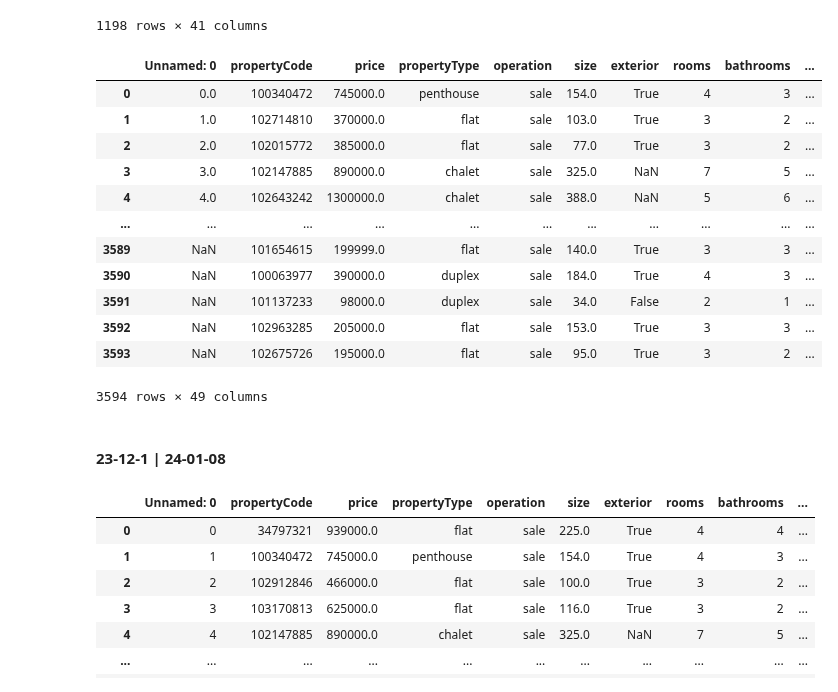
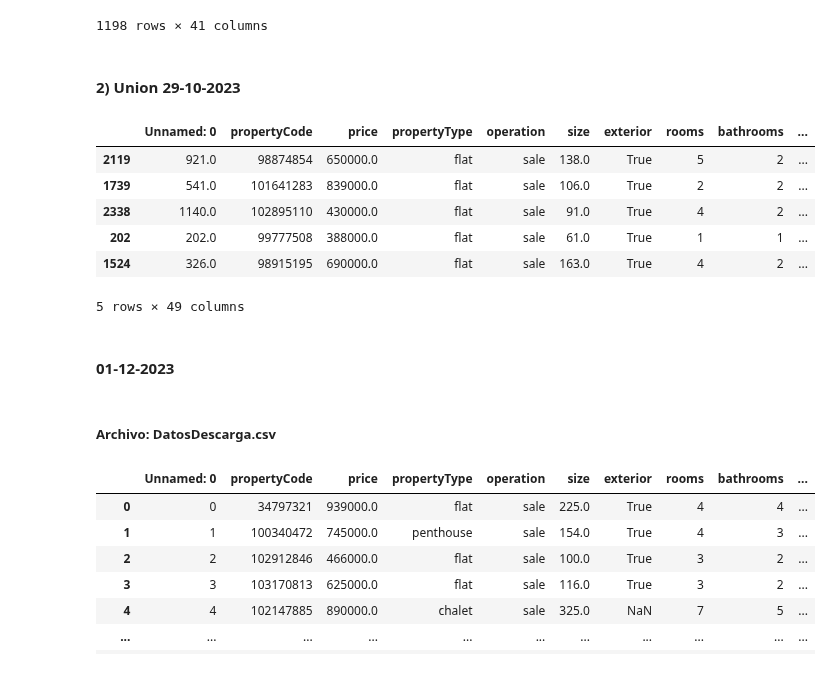
Before and after one commit to asgr29/EDA_Inmuebles_Idealista, a Jupyter notebook: src/notebooks/notebook-eda.ipynb, the cells around one changed output. Cells and saved outputs as stored; diff of their text form; code cells hidden in the pictures.

```diff
--- a/src/notebooks/notebook-eda.ipynb
+++ b/src/notebooks/notebook-eda.ipynb
@@ -584,5 +584,6 @@ os.getcwd()
 # %%
-df_2023_10_29 = pd.read_csv("../data/23-10-29/DatosDescarga.csv")
+# df_2023_10_29 = pd.read_csv("../data/23-10-29/DatosDescarga.csv")
+df_2023_10_29 = pd.read_csv(f"{path}/23-10-29/DatosDescarga.csv")
 df_2023_10_29
 # %% [output]
 |  | Unnamed: 0 | propertyCode | price | propertyType | operation | size | exterior | rooms | bathrooms | ... |
@@ -601,5 +604,5 @@ df_2023_10_29
 # %%
-df_2023_10_29_2 = pd.read_csv("../data/23-10-29/DatosDescarga2.csv")
+df_2023_10_29_2 = pd.read_csv(f"{base_path}/23-10-29/DatosDescarga2.csv")
 df_2023_10_29_2
 # %% [output]
 |  | Unnamed: 0 | propertyCode | price | propertyType | operation | size | exterior | rooms | bathrooms | ... |
@@ -618,5 +623,5 @@ df_2023_10_29_2
 # %%
-archivo = f"{path}/23-10-29/Listado.txt"
+archivo = f"{base_path}/23-10-29/Listado.txt"
 
 with open(archivo, "r", encoding="utf-8") as f:
     contenido = f.read()
@@ -640,26 +645,23 @@ df_listado_23_10_29
 | 1196 | 102963285 | https://img3.idealista.com/blur/W... | 503-ACC | 42 | bj | 205000.0 | flat | sale | ... |
 | 1197 | 102675726 | https://img3.idealista.com/blur/W... | 1056 | 34 | 2 | 195000.0 | flat | sale | ... |
 1198 rows × 41 columns
+# %% [markdown]
+#### 2) Union 29-10-2023
 # %%
 df_union_2 = pd.concat([df_2023_10_29, df_2023_10_29_2, df_listado_23_10_29 ], ignore_index=True)
-
-df_union_2
+df_union_2.sample(5)
 # %% [output]
 |  | Unnamed: 0 | propertyCode | price | propertyType | operation | size | exterior | rooms | bathrooms | ... |
-| 0 | 0.0 | 100340472 | 745000.0 | penthouse | sale | 154.0 | True | 4 | 3 | ... |
-| 1 | 1.0 | 102714810 | 370000.0 | flat | sale | 103.0 | True | 3 | 2 | ... |
-| 2 | 2.0 | 102015772 | 385000.0 | flat | sale | 77.0 | True | 3 | 2 | ... |
-| 3 | 3.0 | 102147885 | 890000.0 | chalet | sale | 325.0 | NaN | 7 | 5 | ... |
-| 4 | 4.0 | 102643242 | 1300000.0 | chalet | sale | 388.0 | NaN | 5 | 6 | ... |
-| ... | ... | ... | ... | ... | ... | ... | ... | ... | ... | ... |
-| 3589 | NaN | 101654615 | 199999.0 | flat | sale | 140.0 | True | 3 | 3 | ... |
-| 3590 | NaN | 100063977 | 390000.0 | duplex | sale | 184.0 | True | 4 | 3 | ... |
-| 3591 | NaN | 101137233 | 98000.0 | duplex | sale | 34.0 | False | 2 | 1 | ... |
-| 3592 | NaN | 102963285 | 205000.0 | flat | sale | 153.0 | True | 3 | 3 | ... |
-| 3593 | NaN | 102675726 | 195000.0 | flat | sale | 95.0 | True | 3 | 2 | ... |
+| 2119 | 921.0 | 98874854 | 650000.0 | flat | sale | 138.0 | True | 5 | 2 | ... |
+| 1739 | 541.0 | 101641283 | 839000.0 | flat | sale | 106.0 | True | 2 | 2 | ... |
+| 2338 | 1140.0 | 102895110 | 430000.0 | flat | sale | 91.0 | True | 4 | 2 | ... |
+| 202 | 202.0 | 99777508 | 388000.0 | flat | sale | 61.0 | True | 1 | 1 | ... |
+| 1524 | 326.0 | 98915195 | 690000.0 | flat | sale | 163.0 | True | 4 | 2 | ... |
-3594 rows × 49 columns
+5 rows × 49 columns
 # %% [markdown]
-#### 23-12-1 | 24-01-08
+#### 01-12-2023
+# %% [markdown]
+##### Archivo: **DatosDescarga.csv**
 # %%
 df_2023_12_1 = pd.read_csv(f"{path}/23-12-1/DatosDescarga.csv") #Mediante la función de pandas read_csv vamos a listar todos los archivos que tengamos de este tipo.
 df_2023_12_1
```
Also changed, not shown: parts of 58 cells of this notebook, 1 other file.
